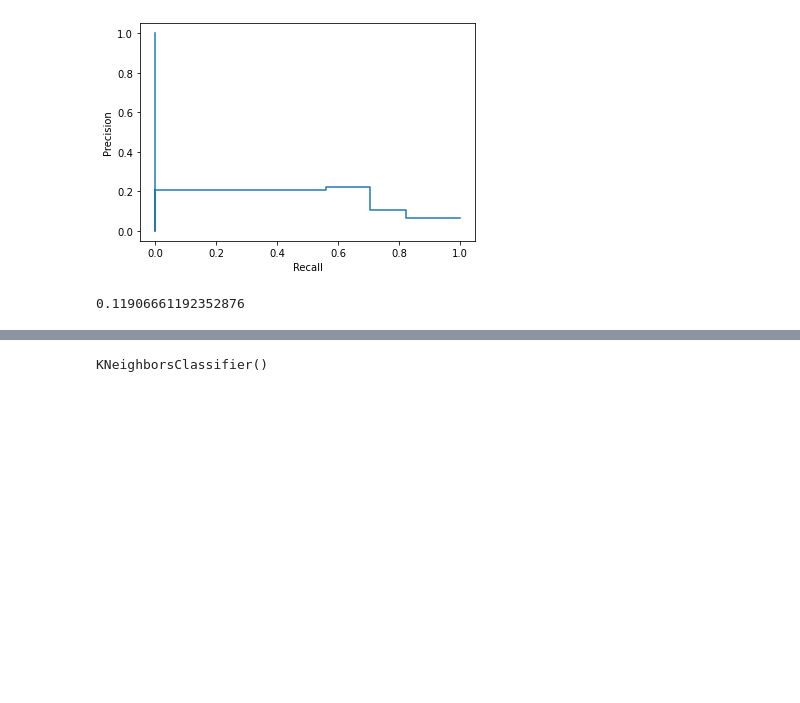
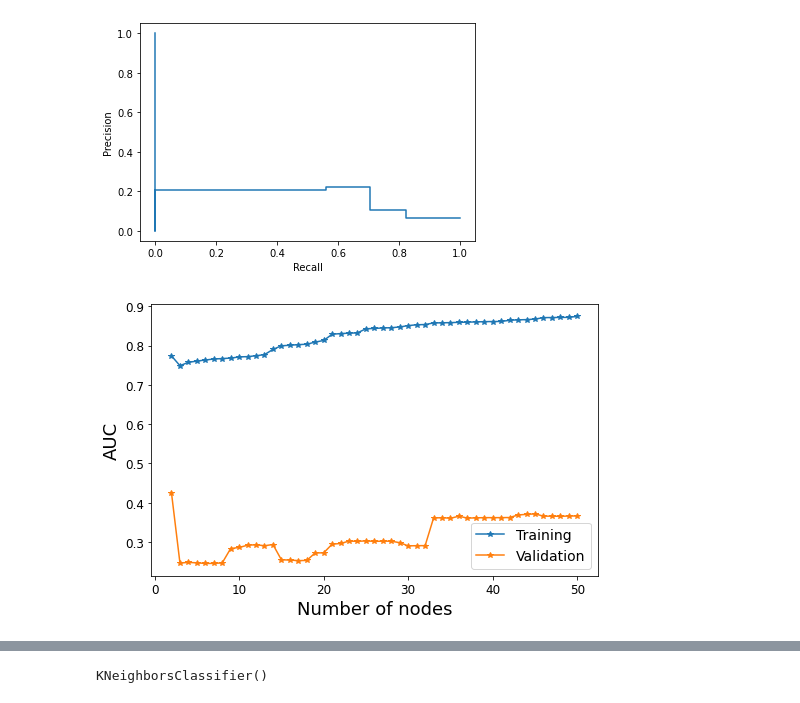
Before and after one commit to Grade0/DM-I, a Jupyter notebook: classification.ipynb, the cells around one changed output, grey strips where cells are left out. Drawn from its saved outputs; the diff is of its cells as text; code cells hidden in the pictures; blank space fills up the shorter version.

```diff
--- a/classification.ipynb
+++ b/classification.ipynb
@@ -351,9 +351,44 @@ from sklearn.linear_model import LogisticRegression
 from sklearn.metrics import average_precision_score, precision_recall_curve
 from sklearn.metrics import auc, plot_precision_recall_curve
 import matplotlib.pyplot as plt
-# %%
-pr_auc= auc(recall, prec)
-print(pr_auc)
-# %% [output]
-0.11906661192352876
+# %%
+from sklearn import metrics
+
+AUC_list = []
+
+def tree_training(max_leaf_nodes, X_res, y_res, X_val, y_val):
+    model_tree = DecisionTreeClassifier(max_leaf_nodes=max_leaf_nodes, class_weight='balanced')
+    model_tree.fit(X_res, y_res)
+
+    y_train_pred = model_tree.predict_proba(X_res)
+    y_val_pred = model_tree.predict_proba(X_val)
+
+    precision, recall, thresholds = precision_recall_curve(y_res, y_train_pred[:,1])
+    auc_train= auc(recall, precision)
+    precision, recall, thresholds = precision_recall_curve(y_val, y_val_pred[:,1])
+    auc_valid= auc(recall, precision)
+    #auc_train = metrics.pr_auc(y_res, y_train_pred)
+    #auc_valid = metrics.pr_auc(y_val, y_val_pred)
+
+    #print("Nodes:{}, Train_AUC:{:.4f}, Test_AUC:{:.4f}, Diff:{:.4f}".format(max_leaf_nodes,
+    #                                                                 auc_train,
+    #                                                                 auc_valid,
+    #                                                                 auc_train-auc_valid))
+    AUC_list.append( (auc_train, auc_valid) )
+
+
+
+# Run few iterations to find which max_tree_nodes works best
+for i in range(2, 51):
+    tree_training(i, X_res, y_res, X_val, y_val)
+
+plt.figure(figsize=(8,5))
+plt.plot(range(2, len(AUC_list)+2), AUC_list, marker='*', label = '')
+plt.xlabel('Number of nodes', fontsize=18)
+plt.ylabel('AUC', fontsize=18)
+plt.tick_params(axis='both', which='major', labelsize=12)
+plt.legend(['Training', 'Validation'], loc='best', fontsize=14)
+plt.show()
+# %% [output]
+[figure, added]
 # %%
```
Also changed, not shown: parts of 9 cells of this notebook.
